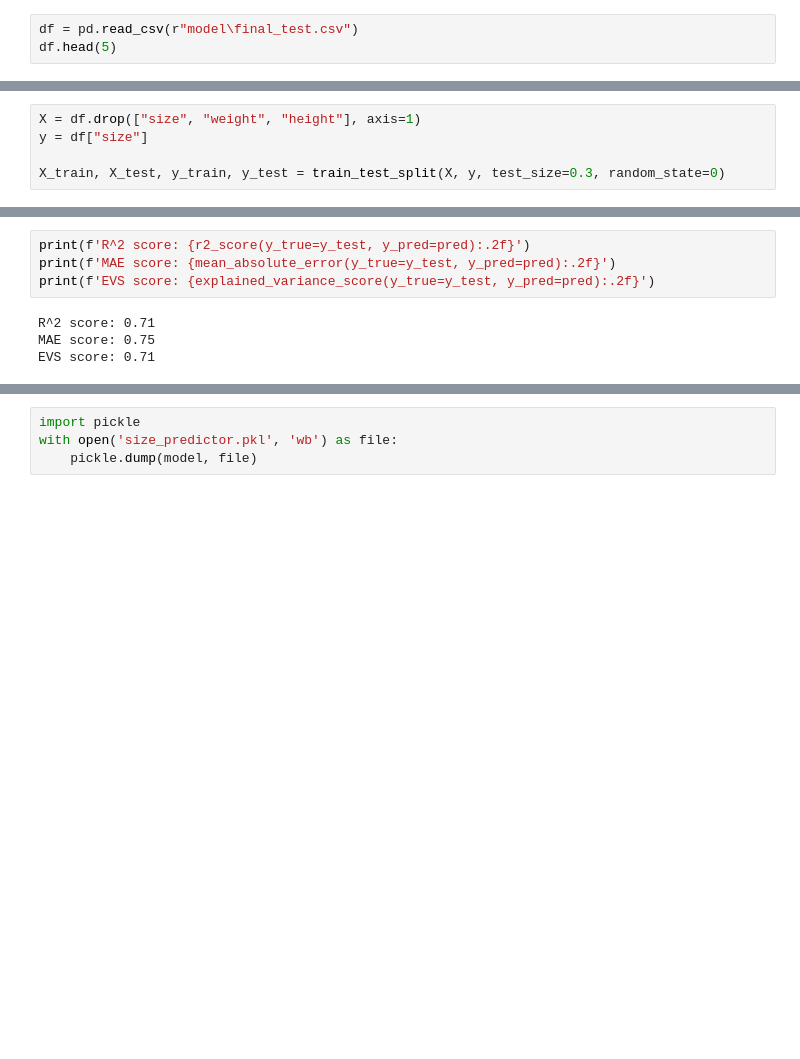
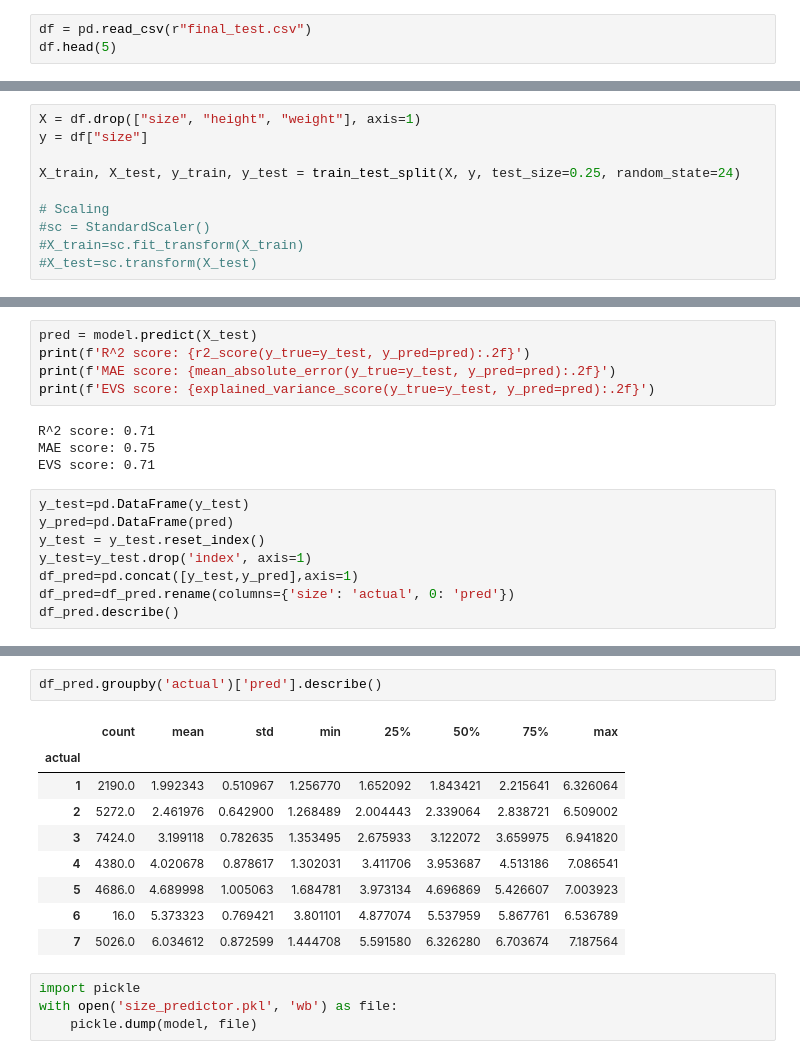
Before and after one commit to nyz98/size_predict_webapp, a Jupyter notebook: model/train_model.ipynb, the cells around one changed output, grey strips where cells are left out. Saved outputs shown, nothing was run; the diff lists cells and outputs as text; blank space fills up the shorter version.

```diff
--- a/model/train_model.ipynb
+++ b/model/train_model.ipynb
@@ -15,7 +16,7 @@ from sklearn.linear_model import LinearRegression
 from sklearn.tree import DecisionTreeRegressor
 from xgboost.sklearn import XGBRegressor
 # %%
-df = pd.read_csv(r"model\final_test.csv")
+df = pd.read_csv(r"final_test.csv")
 df.head(5)
 # %% [output]
 |  | weight | age | height | size |
@@ -98,10 +99,15 @@ plt.show()
 # %% [output]
 [figure]
 # %%
-X = df.drop(["size", "weight", "height"], axis=1)
+X = df.drop(["size", "height", "weight"], axis=1)
 y = df["size"]
 
-X_train, X_test, y_train, y_test = train_test_split(X, y, test_size=0.3, random_state=0)
+X_train, X_test, y_train, y_test = train_test_split(X, y, test_size=0.25, random_state=24)
+
+# Scaling
+#sc = StandardScaler()
+#X_train=sc.fit_transform(X_train)
+#X_test=sc.transform(X_test)
 # %%
 models = {"LR": LinearRegression(),
          "Random Forest": RandomForestRegressor(),
@@ -148,6 +154,7 @@ XGBRegressor(base_score=0.5, booster='gbtree', colsample_bylevel=1,
              reg_alpha=0, reg_lambda=1, scale_pos_weight=1, subsample=1,
              tree_method='exact', validate_parameters=1, verbosity=None)
 # %%
+pred = model.predict(X_test)
 print(f'R^2 score: {r2_score(y_true=y_test, y_pred=pred):.2f}')
 print(f'MAE score: {mean_absolute_error(y_true=y_test, y_pred=pred):.2f}')
 print(f'EVS score: {explained_variance_score(y_true=y_test, y_pred=pred):.2f}')
@@ -155,3 +162,11 @@ print(f'EVS score: {explained_variance_score(y_true=y_test, y_pred=pred):.2f}')
 R^2 score: 0.71
 MAE score: 0.75
 EVS score: 0.71
+# %%
+y_test=pd.DataFrame(y_test)
+y_pred=pd.DataFrame(pred)
+y_test = y_test.reset_index()
+y_test=y_test.drop('index', axis=1)
+df_pred=pd.concat([y_test,y_pred],axis=1)
+df_pred=df_pred.rename(columns={'size': 'actual', 0: 'pred'})
+df_pred.describe()
@@ -158,3 +183,15 @@ EVS score: 0.71
+# %%
+df_pred.groupby('actual')['pred'].describe()
+# %% [output]
+|  | count | mean | std | min | 25% | 50% | 75% | max |
+| actual |  |  |  |  |  |  |  |  |
+| 1 | 2190.0 | 1.992343 | 0.510967 | 1.256770 | 1.652092 | 1.843421 | 2.215641 | 6.326064 |
+| 2 | 5272.0 | 2.461976 | 0.642900 | 1.268489 | 2.004443 | 2.339064 | 2.838721 | 6.509002 |
+| 3 | 7424.0 | 3.199118 | 0.782635 | 1.353495 | 2.675933 | 3.122072 | 3.659975 | 6.941820 |
+| 4 | 4380.0 | 4.020678 | 0.878617 | 1.302031 | 3.411706 | 3.953687 | 4.513186 | 7.086541 |
+| 5 | 4686.0 | 4.689998 | 1.005063 | 1.684781 | 3.973134 | 4.696869 | 5.426607 | 7.003923 |
+| 6 | 16.0 | 5.373323 | 0.769421 | 3.801101 | 4.877074 | 5.537959 | 5.867761 | 6.536789 |
+| 7 | 5026.0 | 6.034612 | 0.872599 | 1.444708 | 5.591580 | 6.326280 | 6.703674 | 7.187564 |
 # %%
 import pickle
 with open('size_predictor.pkl', 'wb') as file:
```
Also changed, not shown: parts of 6 cells of this notebook, 6 other files.
